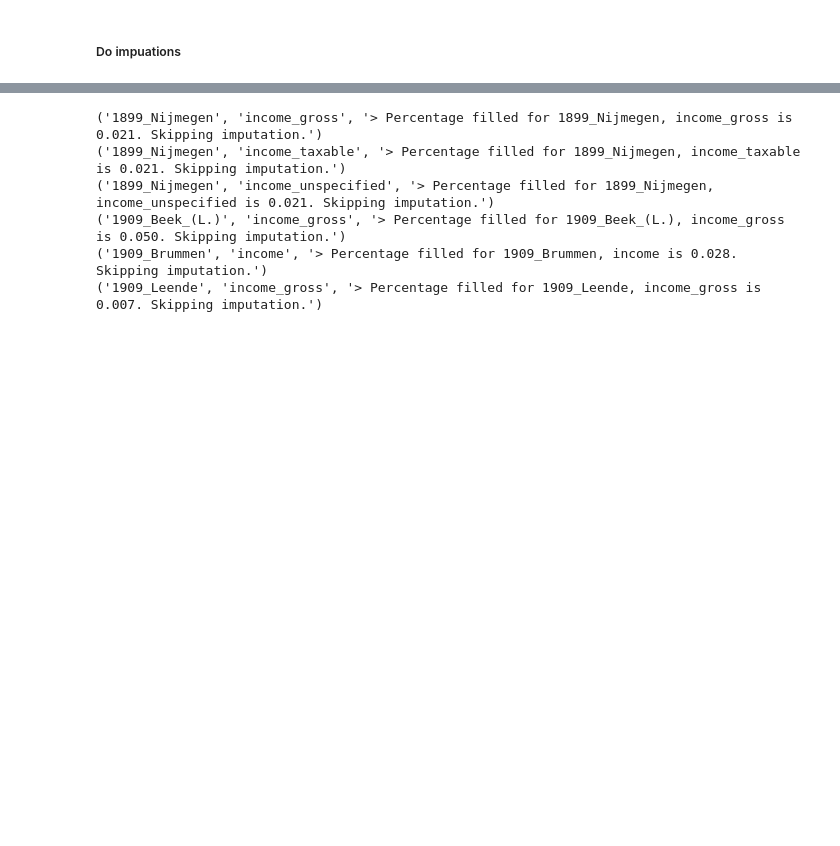
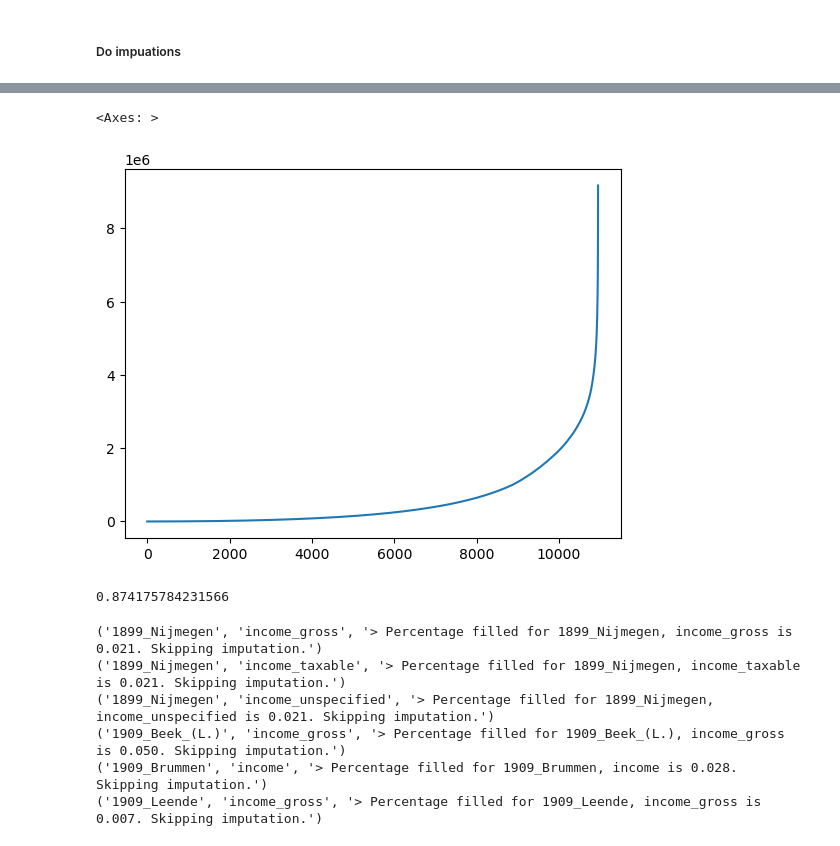
Before and after one commit to HIP-NL/imputations, a Jupyter notebook: python/impute_python_v2.ipynb, the cells around one changed output, grey strips where cells are left out. Cells and saved outputs as stored; diff of their text form; code cells hidden in the pictures; blank space fills up the shorter version.

```diff
--- a/python/impute_python_v2.ipynb
+++ b/python/impute_python_v2.ipynb
@@ -821,3 +1240,13 @@ imputed_df_all.head()
+# %%
+imputed_df_all.query("year_mun_id == '1917_Eindhoven' & income_type == 'income_gross' & refpop_source == 'refpop_catprop'")['income_value'].sort_values().reset_index(drop=True).cumsum().plot()
+# %% [output]
+<Axes: >
+[figure, added]
+# %%
+income_values_eindhoven = imputed_df_all.query("year_mun_id == '1917_Eindhoven' & income_type == 'income_gross' & refpop_source == 'refpop_catprop'")['income_value'].sort_values()
+gini_coefficient(income_values_eindhoven)
+# %% [output]
+0.874175784231566
 # %%
 print(*skiped_year_mun_ids, sep="\n")
 # %% [output]
```
Also changed, not shown: parts of 44 cells of this notebook, 11 other files.
